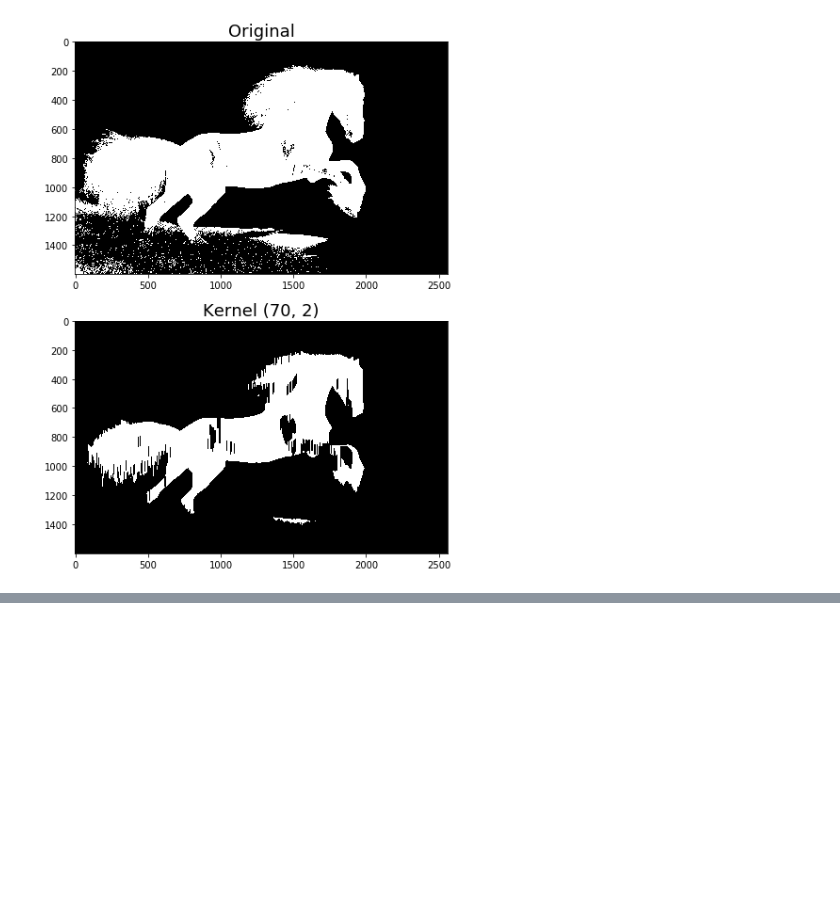
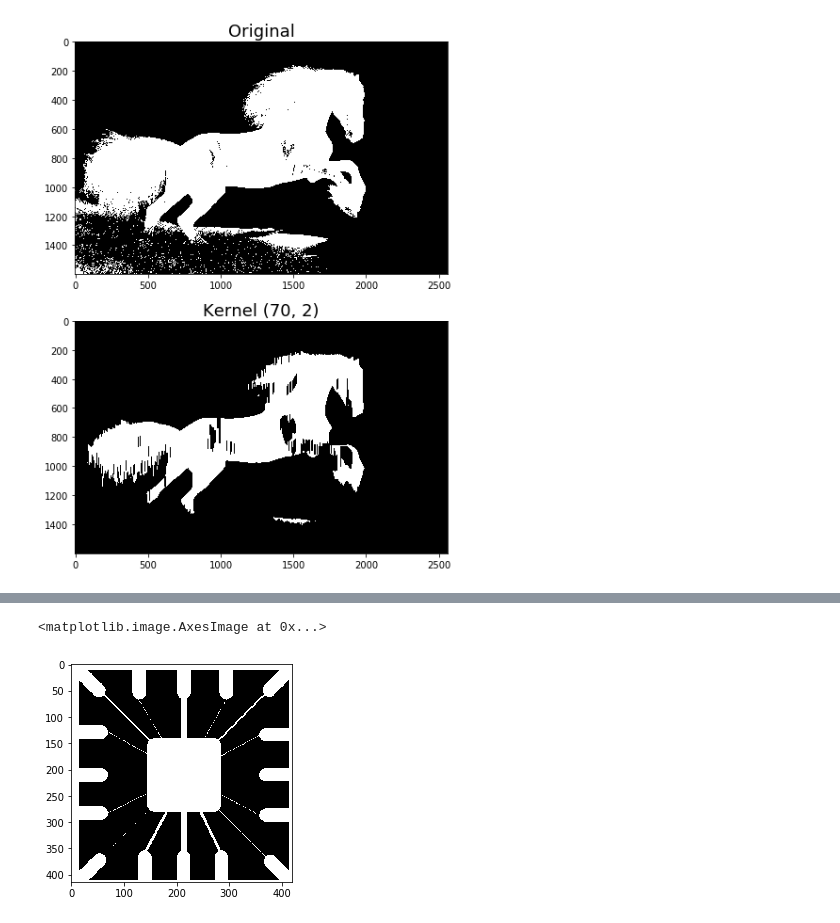
Before and after one commit to gmagannaDevelop/MorphoImg, a Jupyter notebook: Erosion.ipynb, the cells around one changed output, grey strips where cells are left out. Saved outputs shown, nothing was run; the diff lists cells and outputs as text; code cells hidden in the pictures; blank space fills up the shorter version.

```diff
--- a/Erosion.ipynb
+++ b/Erosion.ipynb
@@ -68,0 +81,6 @@ side_by_side(binaria, cv.erode(binaria, kernel), title1='Original', title2=f'Ker
+# %%
+wbm = binarise(wbm)
+plt.imshow(wbm, cmap='gray')
+# %% [output]
+<matplotlib.image.AxesImage at 0x...>
+[figure, added]
```
Also changed, not shown: parts of 6 cells of this notebook, 1 other file.
